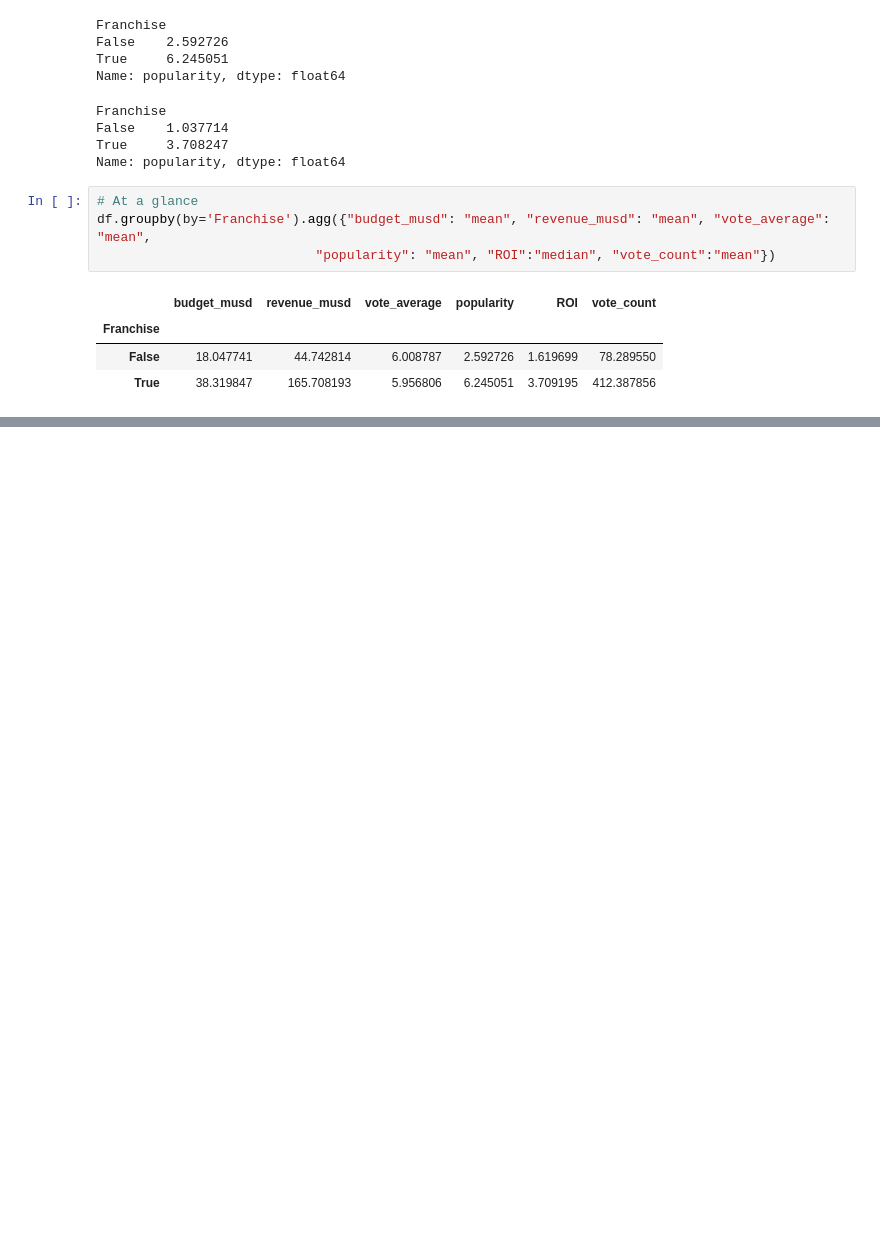
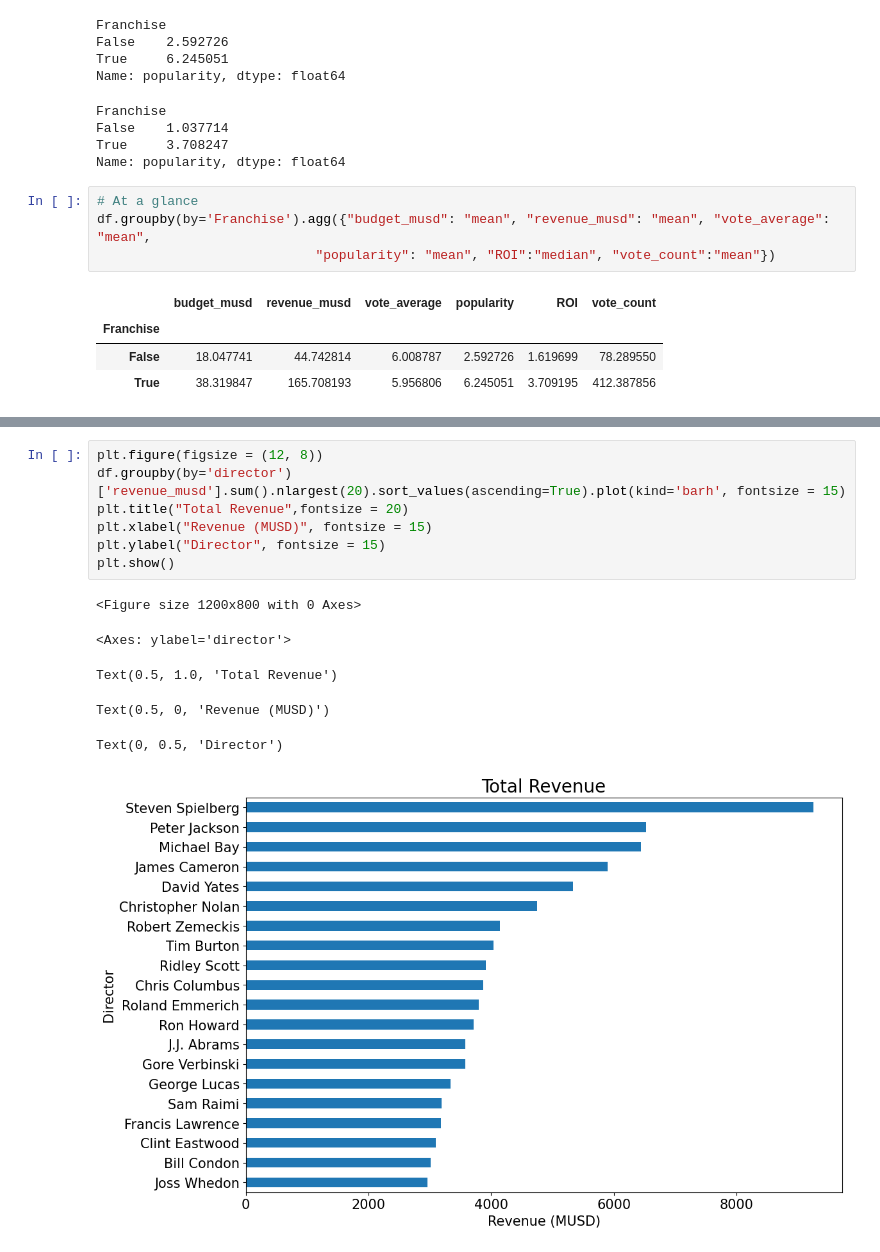
Before and after one commit to mattyapers/Movies_EDA, a Jupyter notebook: Movies_EDA_1.ipynb, the cells around one changed output, grey strips where cells are left out. Saved outputs shown, nothing was run; the diff lists cells and outputs as text; blank space fills up the shorter version.

```diff
--- a/Movies_EDA_1.ipynb
+++ b/Movies_EDA_1.ipynb
@@ -672,0 +773,14 @@ df.groupby(by='Franchise').agg({"budget_musd": "mean", "revenue_musd": "mean", "
+# %%
+plt.figure(figsize = (12, 8))
+df.groupby(by='director')['revenue_musd'].sum().nlargest(20).sort_values(ascending=True).plot(kind='barh', fontsize = 15)
+plt.title("Total Revenue",fontsize = 20)
+plt.xlabel("Revenue (MUSD)", fontsize = 15)
+plt.ylabel("Director", fontsize = 15)
+plt.show()
+# %% [output]
+<Figure size 1200x800 with 0 Axes>
+<Axes: ylabel='director'>
+Text(0.5, 1.0, 'Total Revenue')
+Text(0.5, 0, 'Revenue (MUSD)')
+Text(0, 0.5, 'Director')
+[figure, added]
```
Also changed, not shown: parts of 31 cells of this notebook, 1 other file.
